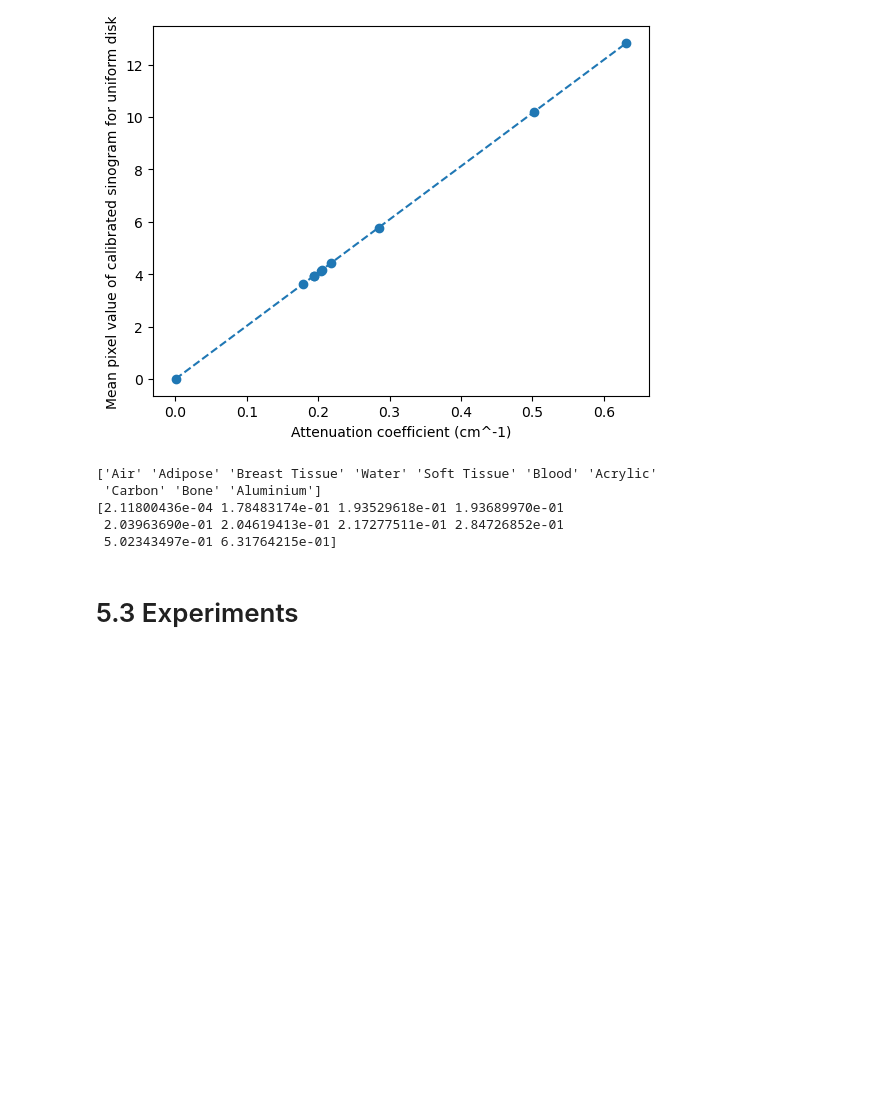
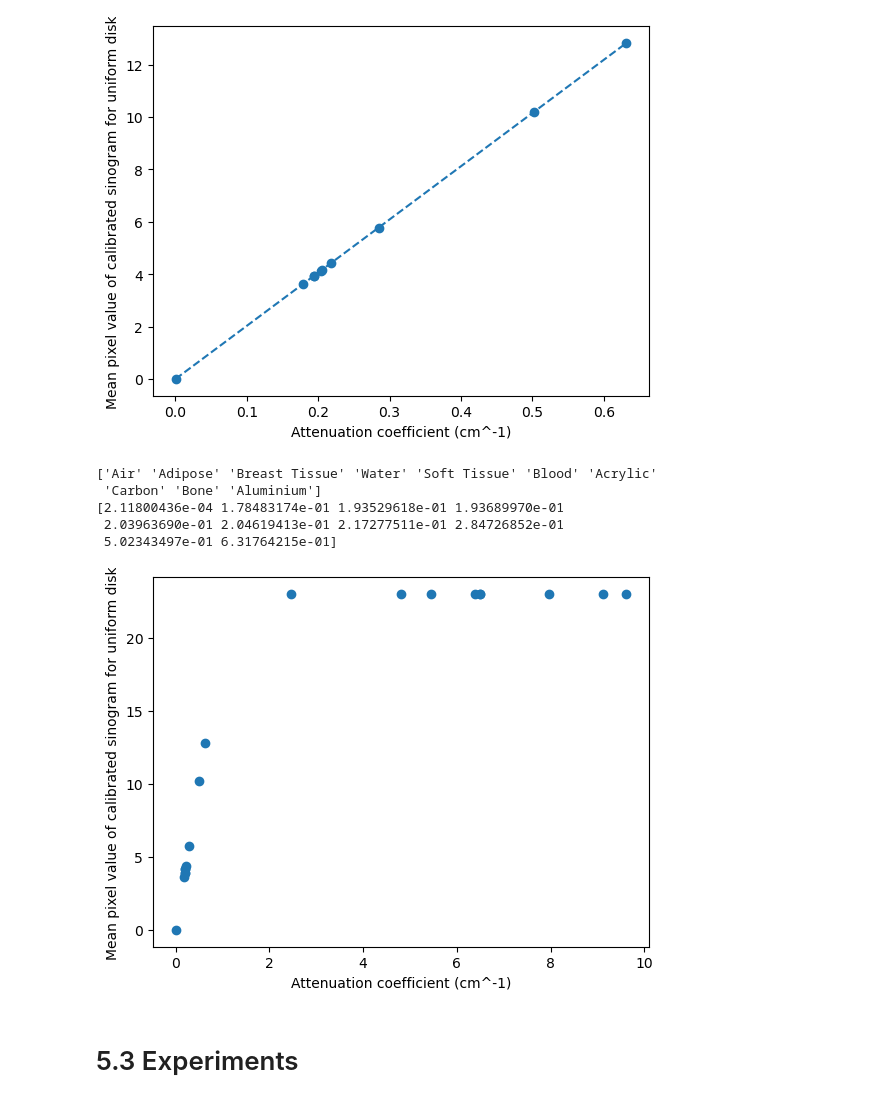
Before and after one commit to SunnyRT/GG2_CT_reconstruction, a Jupyter notebook: exp_rt.ipynb, the cells around one changed output. Cells and saved outputs as stored; diff of their text form; code cells hidden in the pictures; blank space fills up the shorter version.

```diff
--- a/exp_rt.ipynb
+++ b/exp_rt.ipynb
@@ -331,6 +331,14 @@ print(mu_sorted[:10])
 [2.11800436e-04 1.78483174e-01 1.93529618e-01 1.93689970e-01
  2.03963690e-01 2.04619413e-01 2.17277511e-01 2.84726852e-01
  5.02343497e-01 6.31764215e-01]
+# %%
+plt.figure()
+plt.plot(mu_sorted, p_sorted, 'o')
+plt.xlabel('Attenuation coefficient (cm^-1)')
+plt.ylabel('Mean pixel value of calibrated sinogram for uniform disk')
+plt.show()
+# %% [output]
+[figure, added]
 # %% [markdown]
 # 5.3 Experiments
 # %% [markdown]
```
Also changed, not shown: 12 other files.
